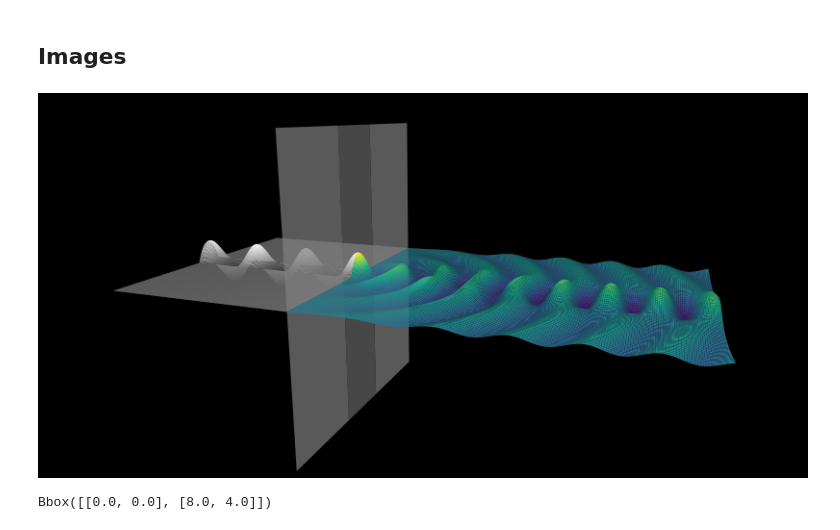
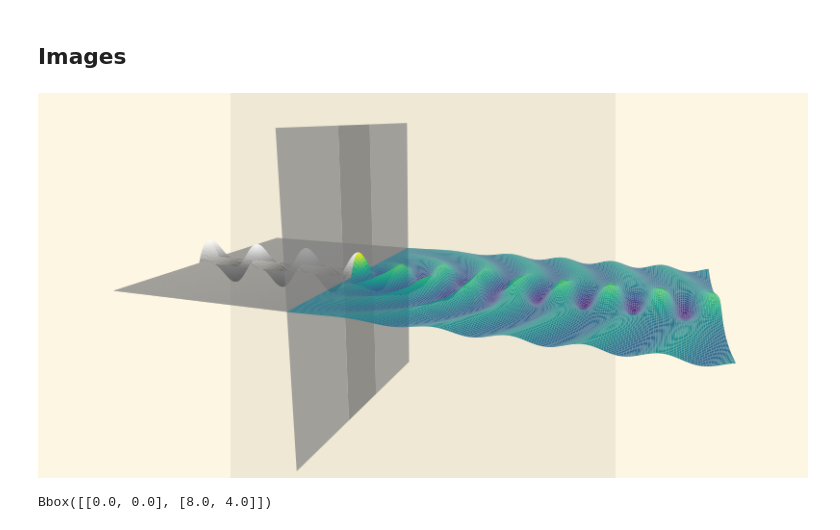
Before and after one commit to pumpkinpieter/slab, a Jupyter notebook: notebooks/Image_Creation/Basic_3_Layer/Images_for_3_Layer_Guide.ipynb, the cells around one changed output. Cells and saved outputs as stored; diff of their text form; code cells hidden in the pictures.

```diff
--- a/notebooks/Image_Creation/Basic_3_Layer/Images_for_3_Layer_Guide.ipynb
+++ b/notebooks/Image_Creation/Basic_3_Layer/Images_for_3_Layer_Guide.ipynb
@@ -109,7 +109,7 @@ plt.close('all')
 
 xs = np.concatenate([np.linspace(-4, Lx, 2), np.linspace(Lx, Rx, 30)[1:], np.linspace(Rx, 4, 2)[1:]])
 # xs = np.linspace(Lx, Rx, 30)
-with plt.style.context('dark_background'):
+with plt.style.context('Solarize_Light2'):
     Fx = lambda x, y: quadratic_piecewise2d(x, y)
     fig, ax = A.plot_field_2d_surface(Fx, xs=xs,
                                       zmin=-9, zmax=0, zref=200,
@@ -137,3 +137,5 @@ with plt.style.context('dark_background'):
+# %%
+ax.set_facecolor(fig.get_facecolor())
 # %%
 fig.bbox_inches
 # %% [output]
@@ -224,22 +226,24 @@ A.add_1d_plot(f0)
 # %% [markdown]
 ## Images
 # %%
-fig, ax = A.plot_field_2d_surface(Full, xs=np.linspace(-4, 4, 100), zs=np.linspace(0, 10, 200),
-                                  cstride=1, rstride=1,
-                                  elev=15, azim=20, roll=0,
-                                  cmap='viridis', figsize=(8,4), zoom=1,
-                                  alpha=1,
-                                 );
-A.add_2d_plot_surface(Fx, ax = ax, xs=xs, zmin=-5.5, zmax=0, zref=150, cmap='gray',
-                     cstride=1, rstride=1, alpha=1);
-poly_center = Poly3DCollection(verts_center, color='.4', alpha=.7, lw=0, clip_on=False)
-poly_right = Poly3DCollection(verts_right, color='.5', alpha=.7, lw=0, clip_on=False)
-poly_left = Poly3DCollection(verts_left, color='.5', alpha=.7, lw=0, clip_on=False)
-ax.add_collection3d(poly_center)
-ax.add_collection3d(poly_right)
-ax.add_collection3d(poly_left);
-ax.set_box_aspect((8, 15.5, 8), zoom=1.9)
-# ax.set_aspect('equal')
-ax.set_proj_type('persp', focal_length=0.3)
+with plt.style.context('Solarize_Light2'):
+
+    fig, ax = A.plot_field_2d_surface(Full, xs=np.linspace(-4, 4, 100), zs=np.linspace(0, 10, 200),
+                                      cstride=1, rstride=1,
+                                      elev=15, azim=20, roll=0,
+                                      cmap='viridis', figsize=(8,4), zoom=1,
+                                      alpha=1,
+                                     );
+    A.add_2d_plot_surface(Fx, ax = ax, xs=xs, zmin=-5.5, zmax=0, zref=150, cmap='gray',
+                         cstride=1, rstride=1, alpha=1);
+    poly_center = Poly3DCollection(verts_center, color='.4', alpha=.7, lw=0, clip_on=False)
+    poly_right = Poly3DCollection(verts_right, color='.5', alpha=.7, lw=0, clip_on=False)
+    poly_left = Poly3DCollection(verts_left, color='.5', alpha=.7, lw=0, clip_on=False)
+    ax.add_collection3d(poly_center)
+    ax.add_collection3d(poly_right)
+    ax.add_collection3d(poly_left);
+    ax.set_box_aspect((8, 15.5, 8), zoom=1.9)
+    # ax.set_aspect('equal')
+    ax.set_proj_type('persp', focal_length=0.3)
 # %% [output]
-[figure, old version]
+[figure, new version]
```
Also changed, not shown: parts of 11 cells of this notebook, 2 other files.
